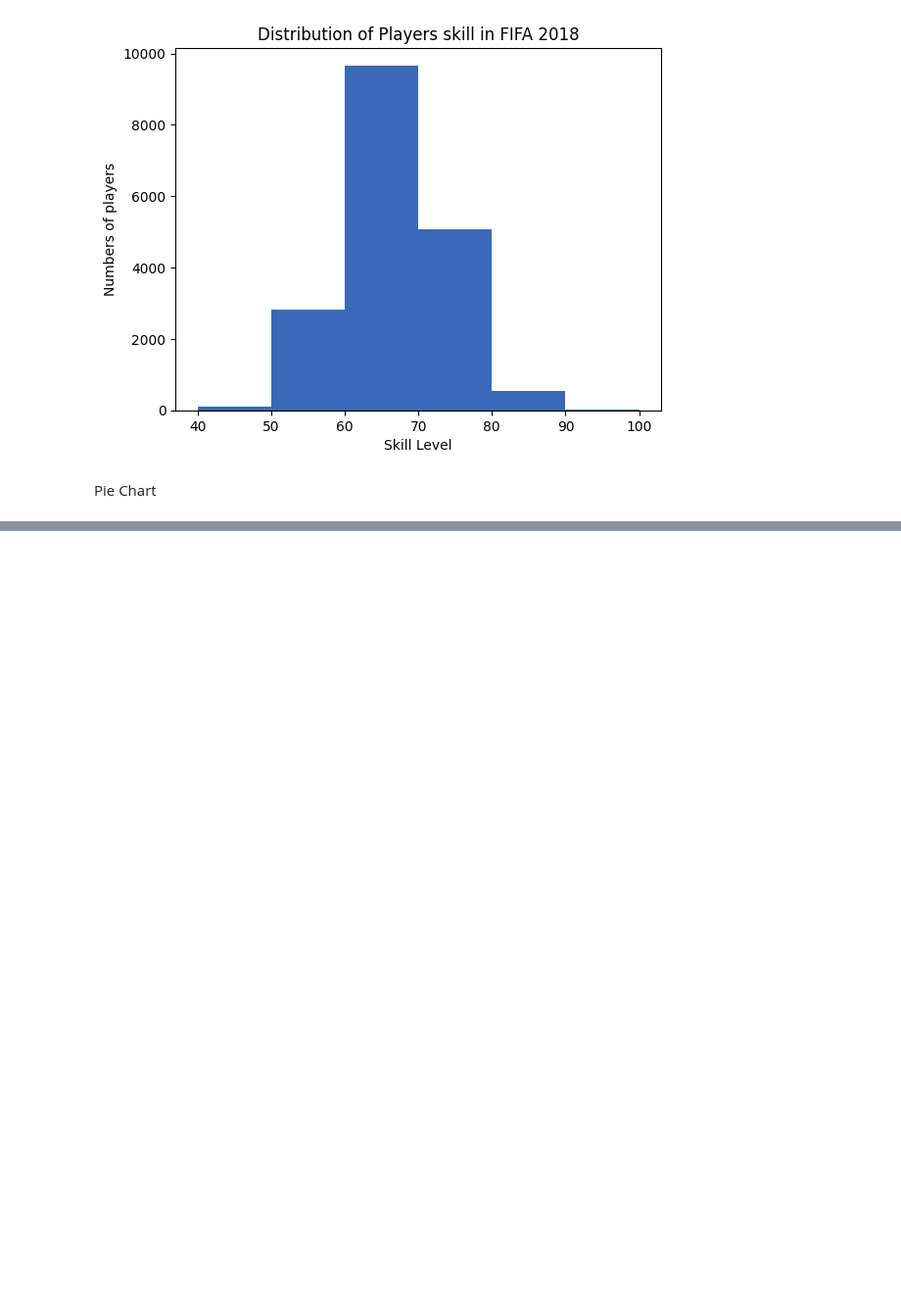
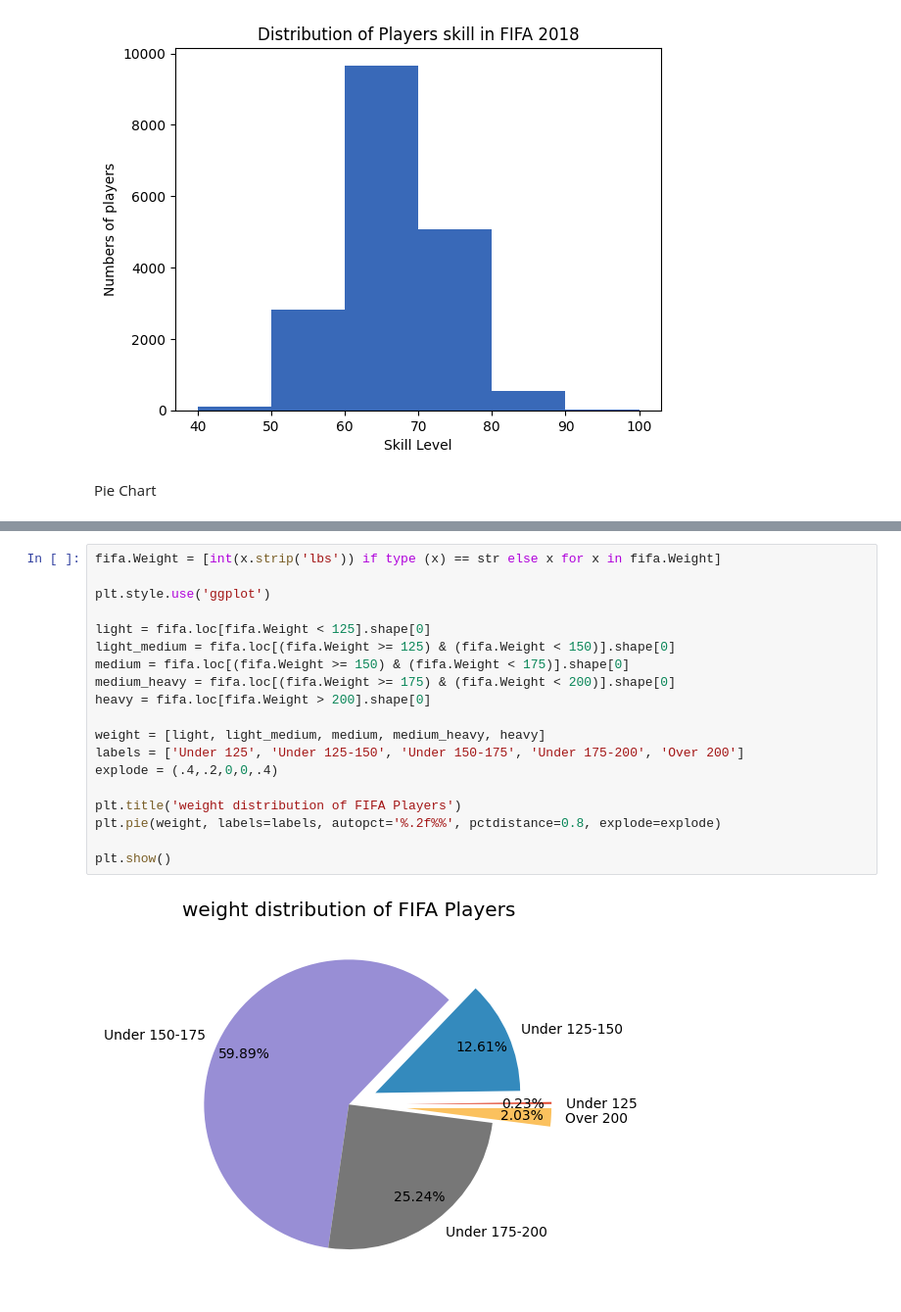
Before and after one commit to billyfrndz/study-case-analysts, a Jupyter notebook: fifa_data.ipynb, the cells around one changed output, grey strips where cells are left out. Shown at 98% size. Cells and saved outputs as stored; diff of their text form; blank space fills up the shorter version.

```diff
--- a/fifa_data.ipynb
+++ b/fifa_data.ipynb
@@ -35,0 +49,21 @@ Pie Chart
+# %%
+fifa.Weight = [int(x.strip('lbs')) if type (x) == str else x for x in fifa.Weight]
+
+plt.style.use('ggplot')
+
+light = fifa.loc[fifa.Weight < 125].shape[0]
+light_medium = fifa.loc[(fifa.Weight >= 125) & (fifa.Weight < 150)].shape[0]
+medium = fifa.loc[(fifa.Weight >= 150) & (fifa.Weight < 175)].shape[0]
+medium_heavy = fifa.loc[(fifa.Weight >= 175) & (fifa.Weight < 200)].shape[0]
+heavy = fifa.loc[fifa.Weight > 200].shape[0]
+
+weight = [light, light_medium, medium, medium_heavy, heavy]
+labels = ['Under 125', 'Under 125-150', 'Under 150-175', 'Under 175-200', 'Over 200']
+explode = (.4,.2,0,0,.4)
+
+plt.title('weight distribution of FIFA Players')
+plt.pie(weight, labels=labels, autopct='%.2f%%', pctdistance=0.8, explode=explode)
+
+plt.show()
+# %% [output]
+[figure, added]
```
Also changed, not shown: parts of 2 cells of this notebook.
